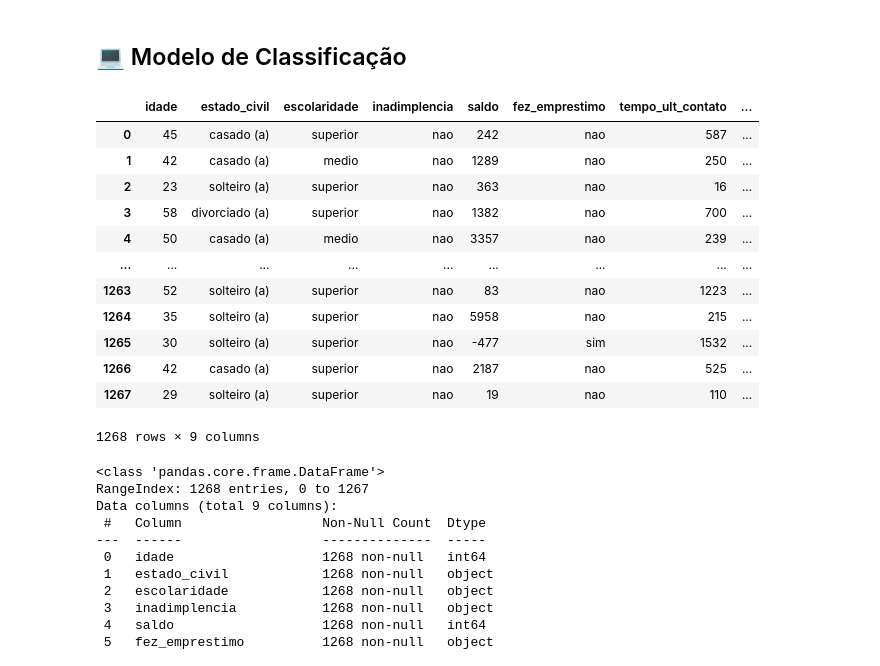
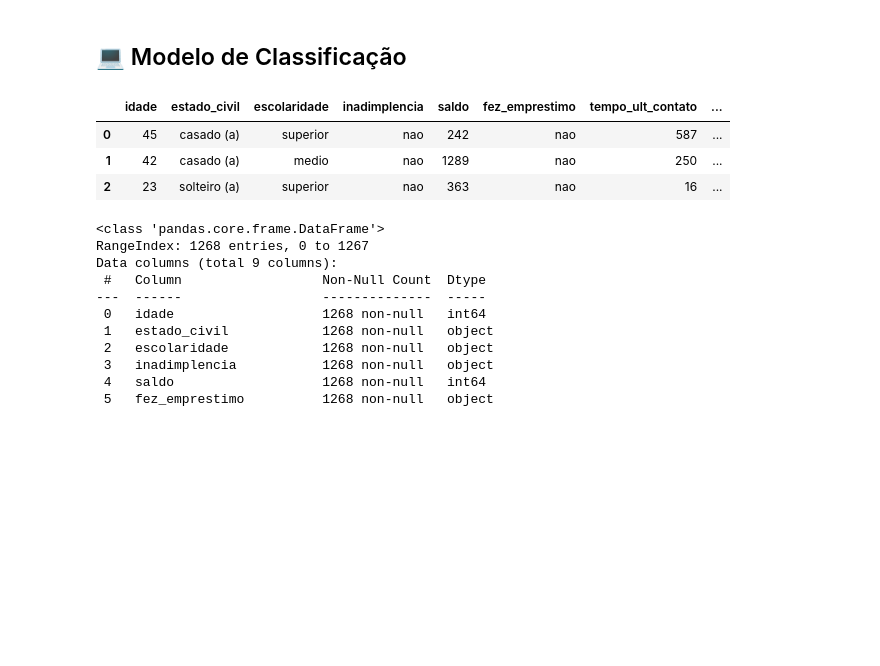
Before and after one commit to emersonsantosgithub/modelo-de-classificacao, a Jupyter notebook: Modelo-de-Classificacao.ipynb, the cells around one changed output. Drawn from its saved outputs; the diff is of its cells as text; code cells hidden in the pictures; blank space fills up the shorter version.

```diff
--- a/Modelo-de-Classificacao.ipynb
+++ b/Modelo-de-Classificacao.ipynb
@@ -6,21 +8,12 @@ import plotly.express as px
 # %%
 df = pd.read_csv("marketing_investimento.csv")
 # %%
-df
+df.head(3)
 # %% [output]
 |  | idade | estado_civil | escolaridade | inadimplencia | saldo | fez_emprestimo | tempo_ult_contato | ... |
 | 0 | 45 | casado (a) | superior | nao | 242 | nao | 587 | ... |
 | 1 | 42 | casado (a) | medio | nao | 1289 | nao | 250 | ... |
 | 2 | 23 | solteiro (a) | superior | nao | 363 | nao | 16 | ... |
-| 3 | 58 | divorciado (a) | superior | nao | 1382 | nao | 700 | ... |
-| 4 | 50 | casado (a) | medio | nao | 3357 | nao | 239 | ... |
-| ... | ... | ... | ... | ... | ... | ... | ... | ... |
-| 1263 | 52 | solteiro (a) | superior | nao | 83 | nao | 1223 | ... |
-| 1264 | 35 | solteiro (a) | superior | nao | 5958 | nao | 215 | ... |
-| 1265 | 30 | solteiro (a) | superior | nao | -477 | sim | 1532 | ... |
-| 1266 | 42 | casado (a) | superior | nao | 2187 | nao | 525 | ... |
-| 1267 | 29 | solteiro (a) | superior | nao | 19 | nao | 110 | ... |
-1268 rows × 9 columns
 # %%
 df.info()
 # %% [output]
```
Also changed, not shown: parts of 10 cells of this notebook.
